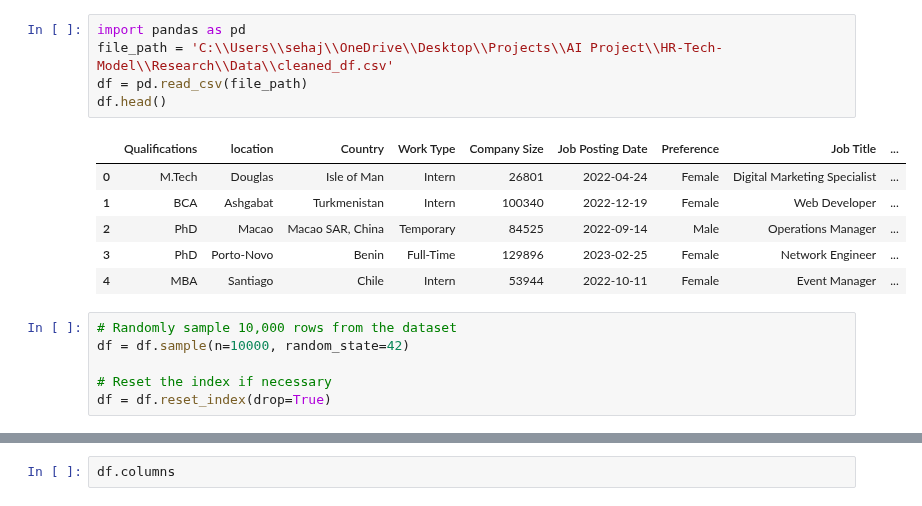
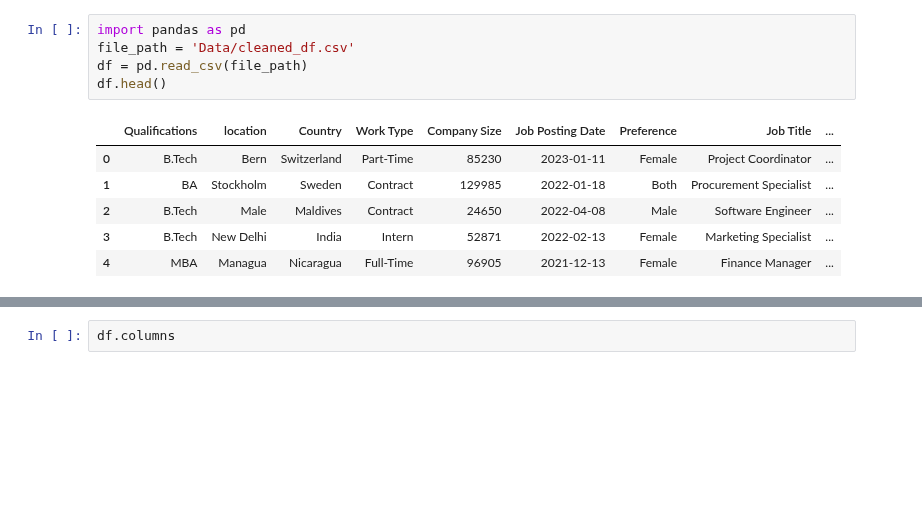
Before and after one commit to RawatRahul14/HR-Tech-Model, a Jupyter notebook: Research/055-Model_Trial.ipynb, the cells around one changed output, grey strips where cells are left out. Cells and saved outputs as stored; diff of their text form; blank space fills up the shorter version.

```diff
--- a/Research/055-Model_Trial.ipynb
+++ b/Research/055-Model_Trial.ipynb
@@ -1,21 +1,15 @@
 # %%
 import pandas as pd
-file_path = 'C:\\Users\\sehaj\\OneDrive\\Desktop\\Projects\\AI Project\\HR-Tech-Model\\Research\\Data\\cleaned_df.csv'
+file_path = 'Data/cleaned_df.csv'
 df = pd.read_csv(file_path)
 df.head()
 # %% [output]
 |  | Qualifications | location | Country | Work Type | Company Size | Job Posting Date | Preference | Job Title | ... |
-| 0 | M.Tech | Douglas | Isle of Man | Intern | 26801 | 2022-04-24 | Female | Digital Marketing Specialist | ... |
-| 1 | BCA | Ashgabat | Turkmenistan | Intern | 100340 | 2022-12-19 | Female | Web Developer | ... |
-| 2 | PhD | Macao | Macao SAR, China | Temporary | 84525 | 2022-09-14 | Male | Operations Manager | ... |
-| 3 | PhD | Porto-Novo | Benin | Full-Time | 129896 | 2023-02-25 | Female | Network Engineer | ... |
-| 4 | MBA | Santiago | Chile | Intern | 53944 | 2022-10-11 | Female | Event Manager | ... |
+| 0 | B.Tech | Bern | Switzerland | Part-Time | 85230 | 2023-01-11 | Female | Project Coordinator | ... |
+| 1 | BA | Stockholm | Sweden | Contract | 129985 | 2022-01-18 | Both | Procurement Specialist | ... |
+| 2 | B.Tech | Male | Maldives | Contract | 24650 | 2022-04-08 | Male | Software Engineer | ... |
+| 3 | B.Tech | New Delhi | India | Intern | 52871 | 2022-02-13 | Female | Marketing Specialist | ... |
+| 4 | MBA | Managua | Nicaragua | Full-Time | 96905 | 2021-12-13 | Female | Finance Manager | ... |
-# %%
-# Randomly sample 10,000 rows from the dataset
-df = df.sample(n=10000, random_state=42)
-
-# Reset the index if necessary
-df = df.reset_index(drop=True)
 # %%
 df['min_experience'].value_counts()
 # %% [output]
```
Also changed, not shown: parts of 24 cells of this notebook, 3 other files.
